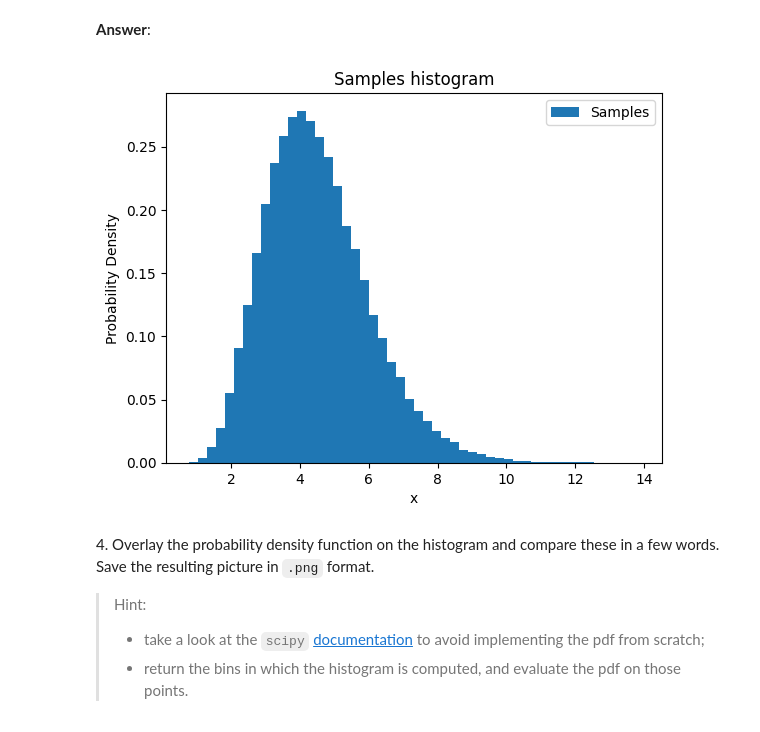
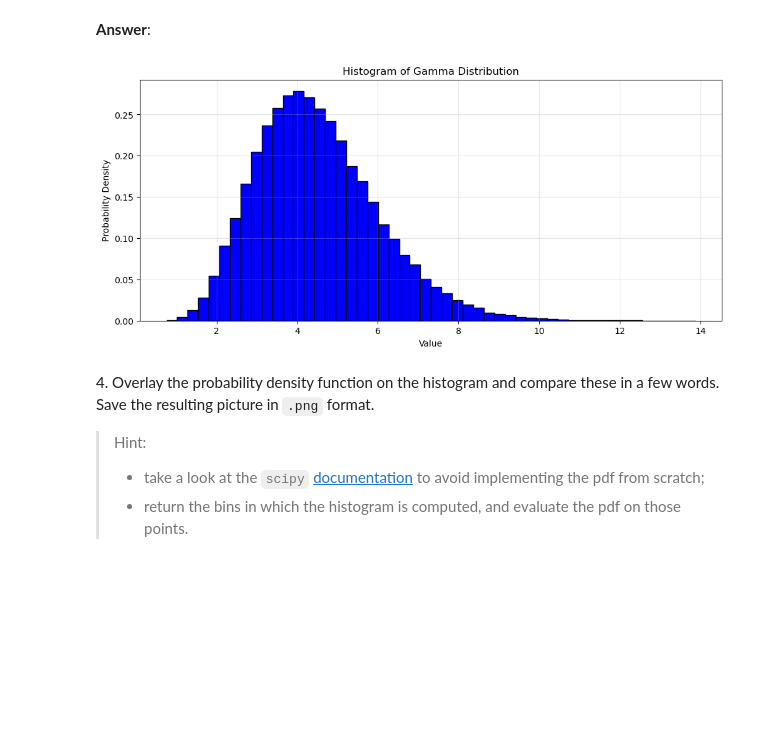
Before and after one commit to antoineamiel/python_sdia, a Jupyter notebook: Labs/Lab2/lab2.ipynb, the cells around one changed output. Cells and saved outputs as stored; diff of their text form; code cells hidden in the pictures; blank space fills up the shorter version.

```diff
--- a/Labs/Lab2/lab2.ipynb
+++ b/Labs/Lab2/lab2.ipynb
@@ -97,14 +98,21 @@ len(samples)
 # %%
 import matplotlib.pyplot as plt
 
-plt.hist(samples,bins=50,density=True, label='Samples')
-plt.title("Samples histogram")
-plt.xlabel("x")
-plt.ylabel("Probability Density")
-plt.legend()
+plt.figure(figsize=(12, 5))
+plt.hist(samples,
+         bins=50,
+         density=True,
+         color='blue',
+         edgecolor='black'
+        )
+
+plt.title('Histogram of Gamma Distribution')
+plt.xlabel('Value')
+plt.ylabel('Probability Density')
+plt.grid(True, alpha=0.3)
 plt.show()
 # %% [output]
-[figure, old version]
+[figure, new version]
 # %% [markdown]
 4\. Overlay the probability density function on the histogram and compare these in a few words. Save the resulting picture in `.png` format.
 > Hint:
```
Also changed, not shown: parts of 13 cells of this notebook, 7 other files.
